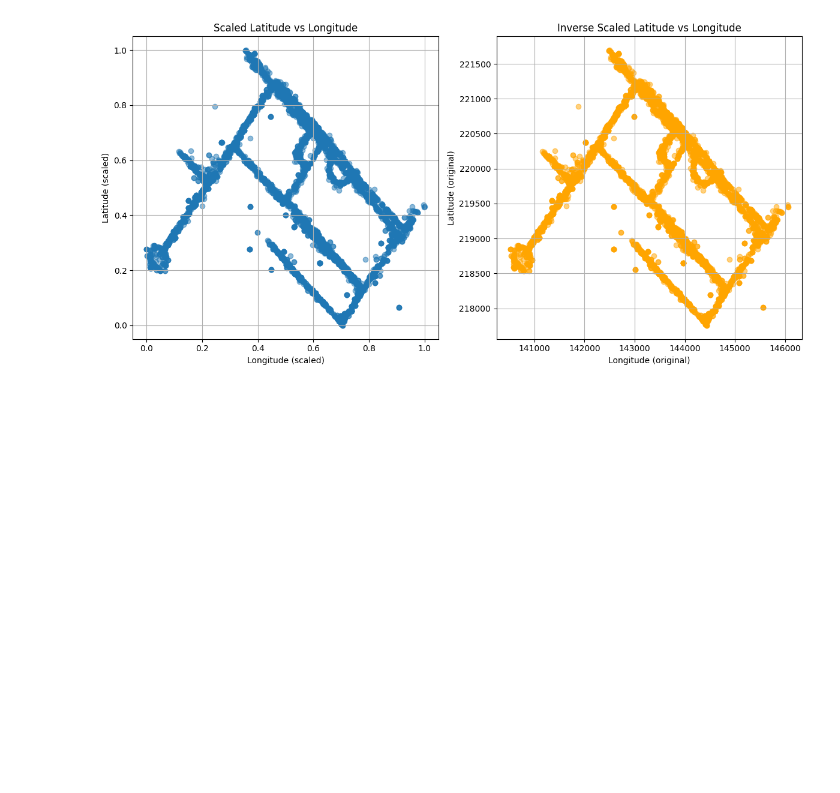
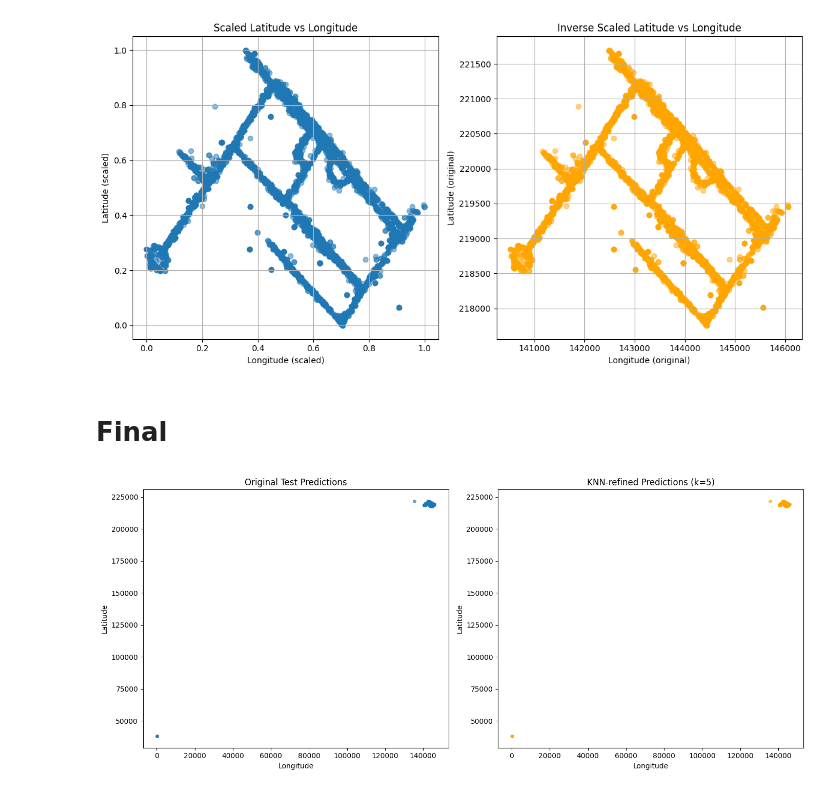
Before and after one commit to prakhar479/SMAI-Geoprediction-Project, a Jupyter notebook: sanity_check.ipynb, the cells around one changed output. Saved outputs shown, nothing was run; the diff lists cells and outputs as text; code cells hidden in the pictures; blank space fills up the shorter version.

```diff
--- a/sanity_check.ipynb
+++ b/sanity_check.ipynb
@@ -377,0 +384,2 @@ plt.show()
+# %% [markdown]
+# Final
@@ -377,0 +435,42 @@ plt.show()
+# %%
+# Extract numpy arrays for KDTree
+true_coords = combined_true.values  # shape (n_true, 2)
+test_coords_arr = test_coords.values  # shape (n_test, 2)
+
+# Build KDTree on true coordinates
+tree = KDTree(true_coords, leaf_size=30)
+
+# Define number of neighbors for refinement
+k = 5
+
+# Query the k nearest neighbors for each test prediction
+distances, indices = tree.query(test_coords_arr, k=k)
+
+# Compute the mean of neighbors' coordinates to refine predictions
+refined_coords = np.mean(true_coords[indices], axis=1)
+
+# Create DataFrame for refined coordinates
+test_refined = pd.DataFrame(refined_coords, columns=['Latitude', 'Longitude'])
+
+# Combine 'id' with refined lat/long
+output = pd.concat([test_ids.reset_index(drop=True), test_refined], axis=1)
+# %%
+# Plotting before and after refinement
+fig, axes = plt.subplots(1, 2, figsize=(14, 6))
+
+# Original predictions
+axes[0].scatter(test['Longitude'], test['Latitude'], s=15, alpha=0.6)
+axes[0].set_title('Original Test Predictions')
+axes[0].set_xlabel('Longitude')
+axes[0].set_ylabel('Latitude')
+
+# KNN-refined predictions
+axes[1].scatter(output['Longitude'], output['Latitude'], s=15, alpha=0.6, color='orange')
+axes[1].set_title(f'KNN-refined Predictions (k={k})')
+axes[1].set_xlabel('Longitude')
+axes[1].set_ylabel('Latitude')
+
+plt.tight_layout()
+plt.show()
+# %% [output]
+[figure, added]
```
Also changed, not shown: parts of 8 cells of this notebook, 38 other files.
